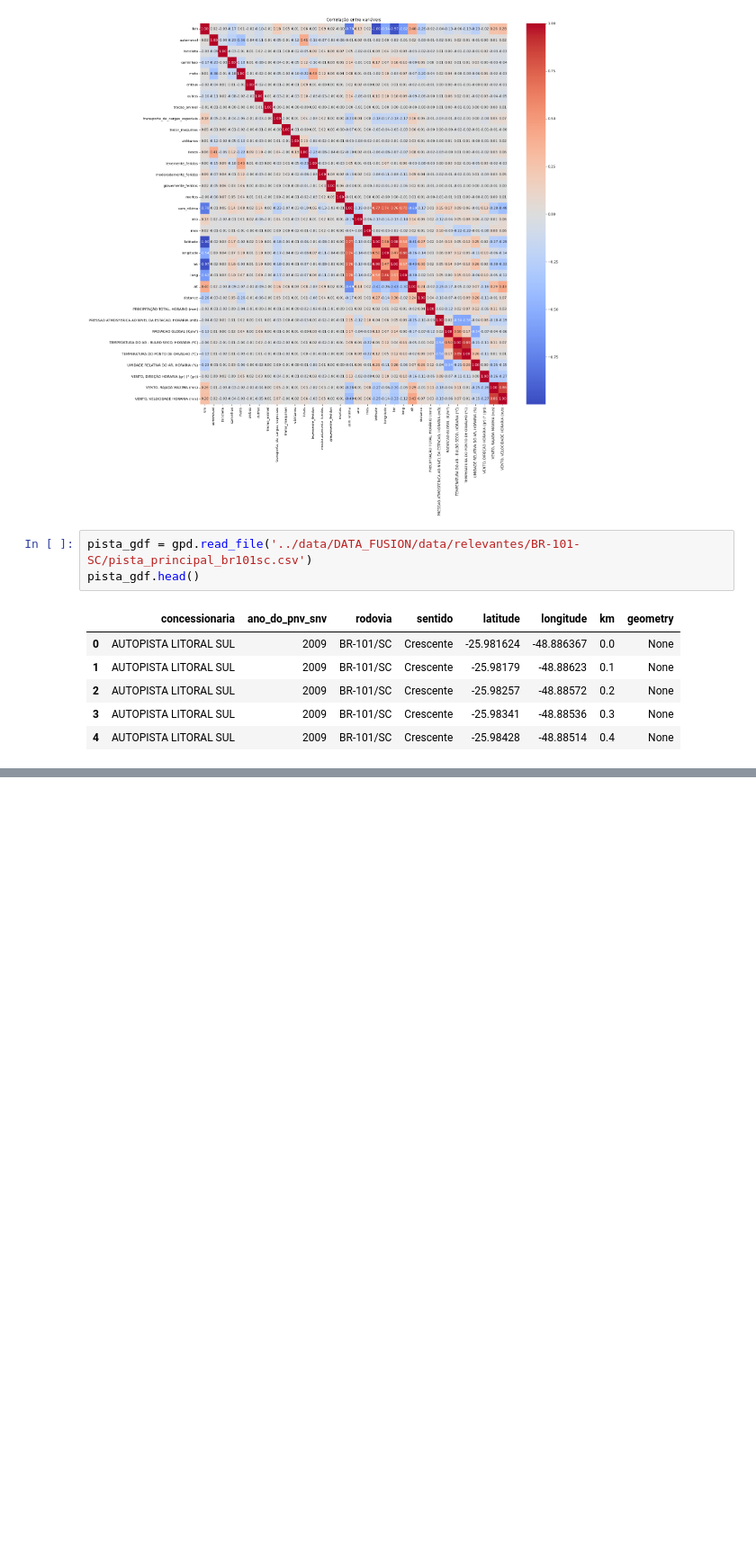
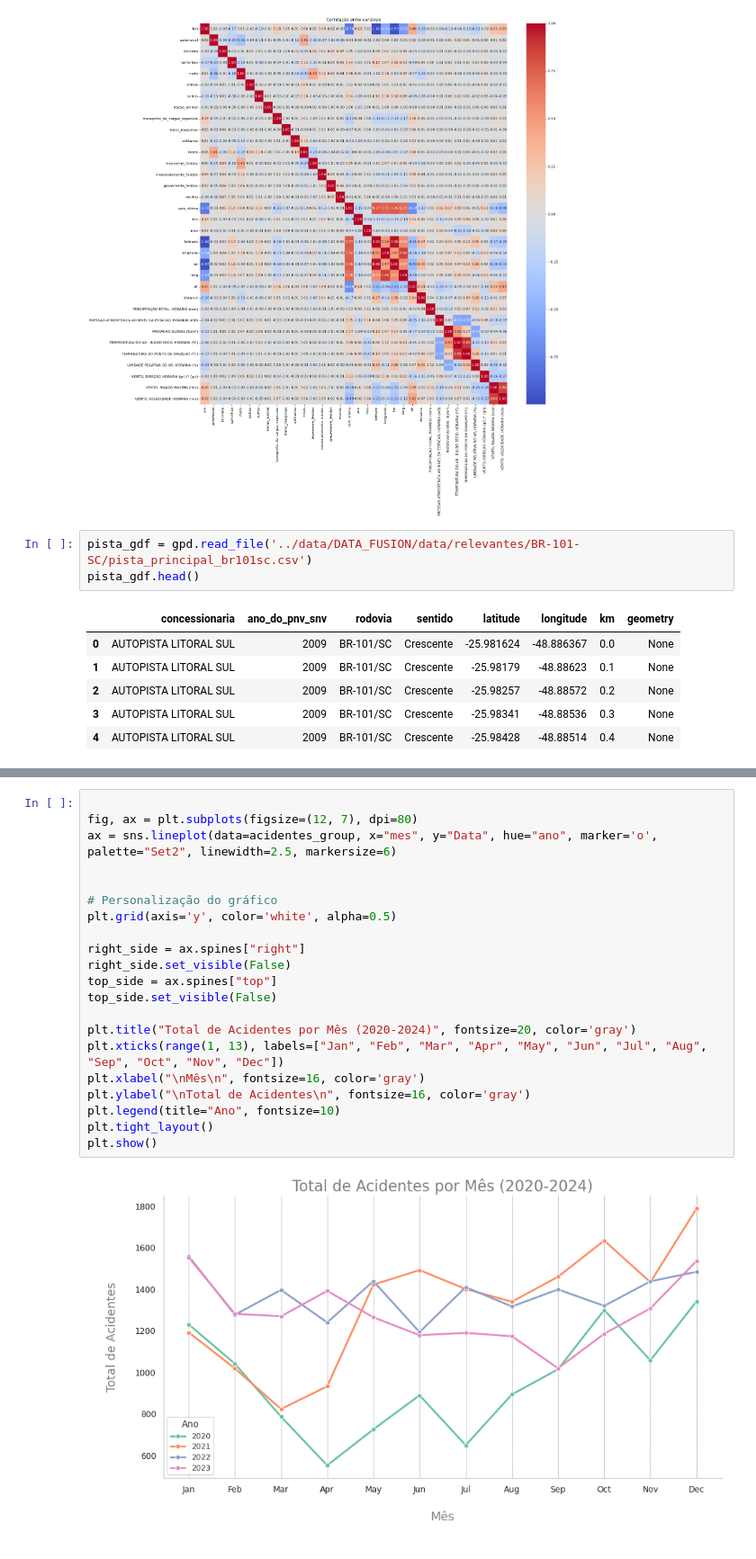
Before and after one commit to GuiBatalhoti/Dados_ANTT, a Jupyter notebook: notebooks/data_fusion_viz.ipynb, the cells around one changed output, grey strips where cells are left out. Shown at 90% size. Drawn from its saved outputs; the diff is of its cells as text; blank space fills up the shorter version.

```diff
--- a/notebooks/data_fusion_viz.ipynb
+++ b/notebooks/data_fusion_viz.ipynb
@@ -326,0 +327,23 @@ IndexError: list index out of range
+# %%
+
+fig, ax = plt.subplots(figsize=(12, 7), dpi=80)
+ax = sns.lineplot(data=acidentes_group, x="mes", y="Data", hue="ano", marker='o', palette="Set2", linewidth=2.5, markersize=6)
+
+
+# Personalização do gráfico
+plt.grid(axis='y', color='white', alpha=0.5)
+
+right_side = ax.spines["right"]
+right_side.set_visible(False)
+top_side = ax.spines["top"]
+top_side.set_visible(False)
+
+plt.title("Total de Acidentes por Mês (2020-2024)", fontsize=20, color='gray')
+plt.xticks(range(1, 13), labels=["Jan", "Feb", "Mar", "Apr", "May", "Jun", "Jul", "Aug", "Sep", "Oct", "Nov", "Dec"])
+plt.xlabel("\nMês\n", fontsize=16, color='gray')
+plt.ylabel("\nTotal de Acidentes\n", fontsize=16, color='gray')
+plt.legend(title="Ano", fontsize=10)
+plt.tight_layout()
+plt.show()
+# %% [output]
+[figure, added]
```
Also changed, not shown: parts of 9 cells of this notebook, 1 other file.
